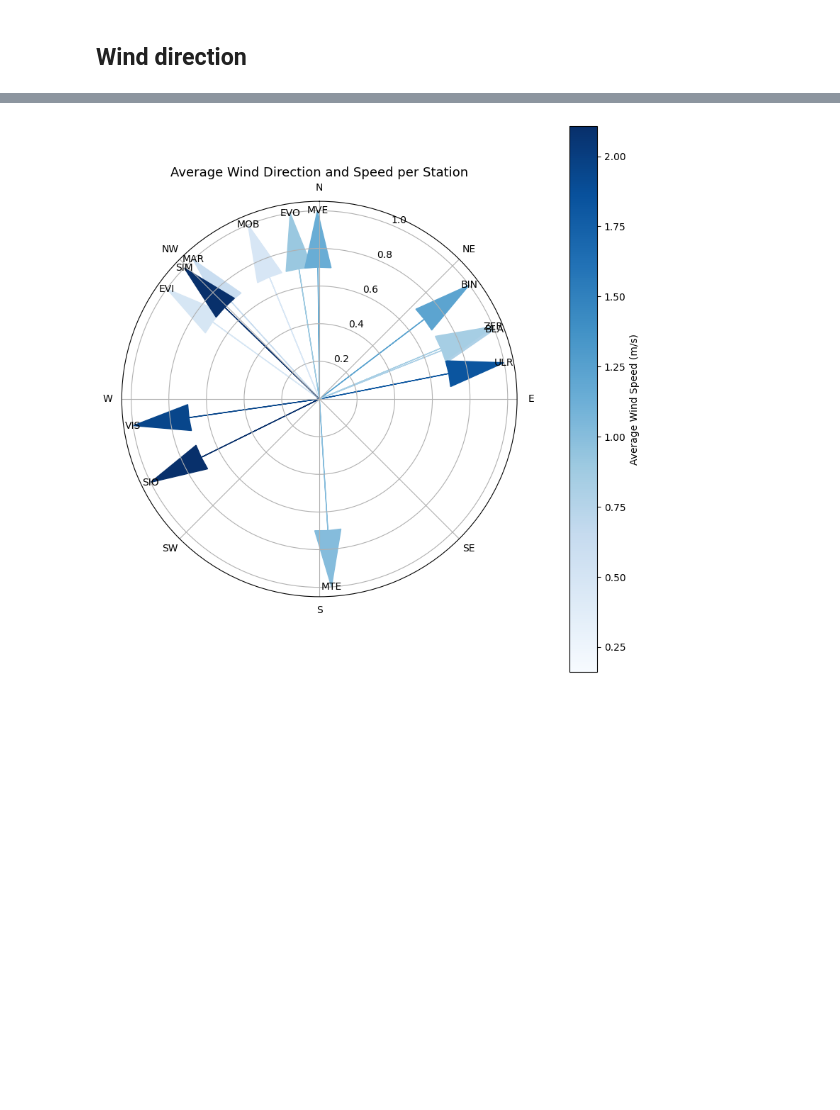
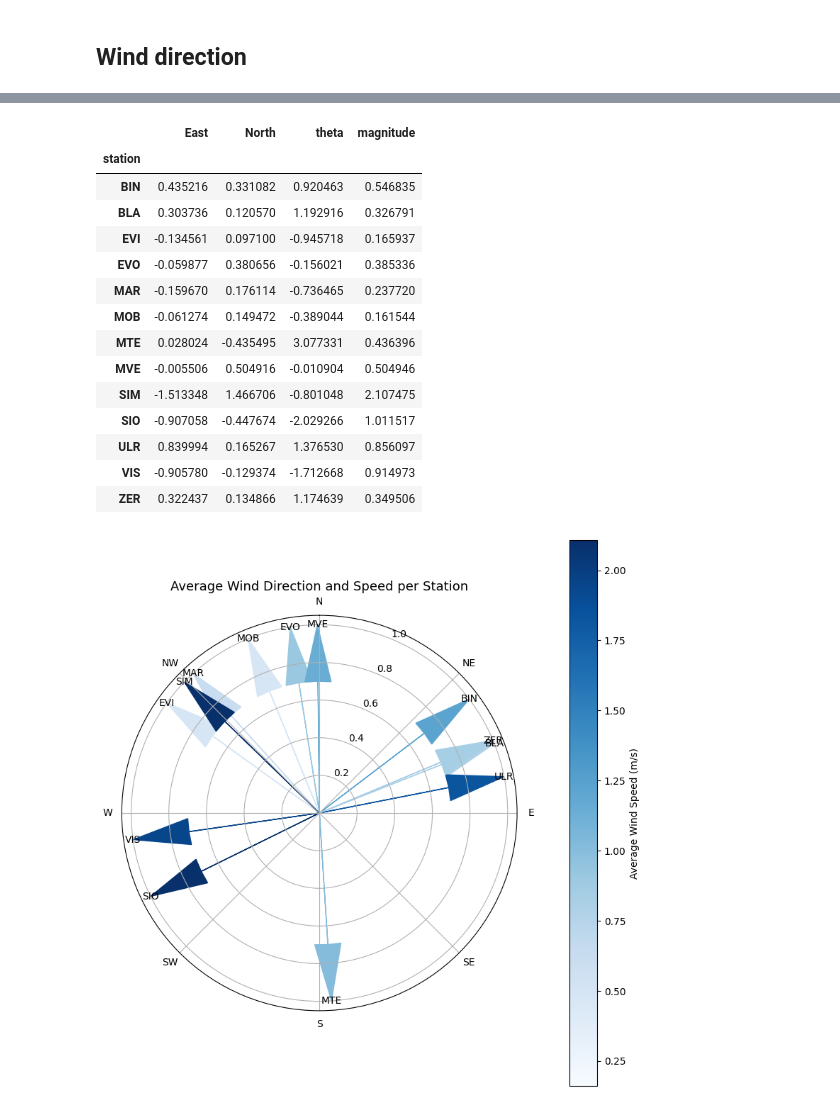
Before and after one commit to Elwin-Freudiger/MeteoThesis, a Jupyter notebook: src/visualization/graphs.ipynb, the cells around one changed output, grey strips where cells are left out. Drawn from its saved outputs; the diff is of its cells as text; code cells hidden in the pictures; blank space fills up the shorter version.

```diff
--- a/src/visualization/graphs.ipynb
+++ b/src/visualization/graphs.ipynb
@@ -457,2 +443,24 @@ wind_vec[['station', 'East', 'North']].groupby('station').mean()
+# %%
+average_vec = wind_vec[['station', 'East', 'North']].groupby('station').mean()
+average_vec['theta'] = np.arctan2(average_vec['East'], average_vec['North'])
+average_vec['magnitude'] = np.sqrt(average_vec['East']**2 + average_vec['North']**2)
+angles = np.arange(0, 360, 45)
+average_vec
+# %% [output]
+|  | East | North | theta | magnitude |
+| station |  |  |  |  |
+| BIN | 0.435216 | 0.331082 | 0.920463 | 0.546835 |
+| BLA | 0.303736 | 0.120570 | 1.192916 | 0.326791 |
+| EVI | -0.134561 | 0.097100 | -0.945718 | 0.165937 |
+| EVO | -0.059877 | 0.380656 | -0.156021 | 0.385336 |
+| MAR | -0.159670 | 0.176114 | -0.736465 | 0.237720 |
+| MOB | -0.061274 | 0.149472 | -0.389044 | 0.161544 |
+| MTE | 0.028024 | -0.435495 | 3.077331 | 0.436396 |
+| MVE | -0.005506 | 0.504916 | -0.010904 | 0.504946 |
+| SIM | -1.513348 | 1.466706 | -0.801048 | 2.107475 |
+| SIO | -0.907058 | -0.447674 | -2.029266 | 1.011517 |
+| ULR | 0.839994 | 0.165267 | 1.376530 | 0.856097 |
+| VIS | -0.905780 | -0.129374 | -1.712668 | 0.914973 |
+| ZER | 0.322437 | 0.134866 | 1.174639 | 0.349506 |
 # %%
 average_vec = wind_vec[['station', 'East', 'North']].groupby('station').mean()
```
Also changed, not shown: parts of 3 cells of this notebook, 9 other files.
